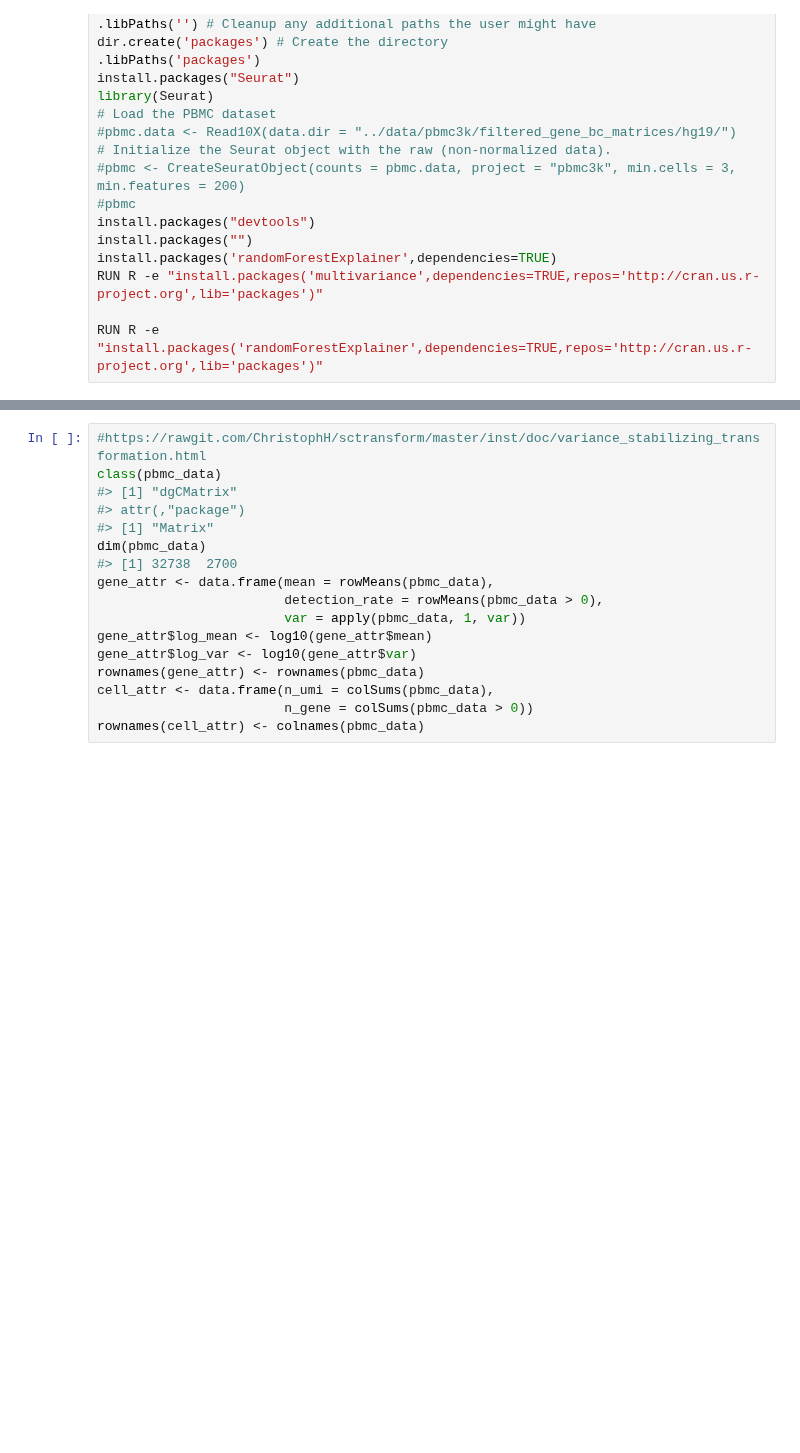
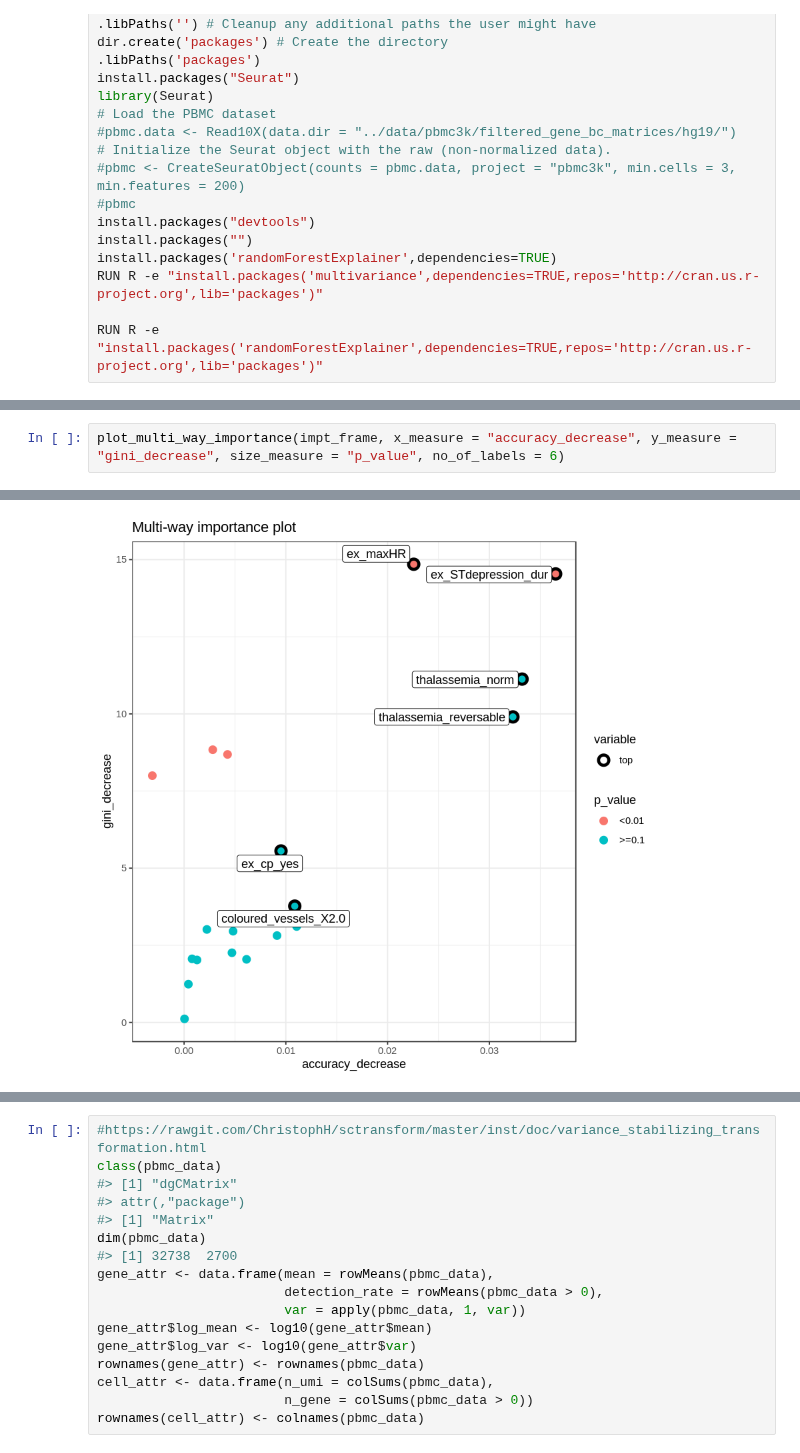
Before and after one commit to animesh/notebooks, a Jupyter notebook: scRatch.ipynb, the cells around one changed output, grey strips where cells are left out. Drawn from its saved outputs; the diff is of its cells as text; blank space fills up the shorter version.

```diff
--- a/scRatch.ipynb
+++ b/scRatch.ipynb
@@ -48,0 +207,3 @@ ERROR: Error: package or namespace load failed for ‘tidyverse’ in loadNamesp
+# %%
+plot_multi_way_importance(impt_frame, x_measure = "accuracy_decrease", y_measure = "gini_decrease", size_measure = "p_value", no_of_labels = 6)
+# %% [output]
@@ -48,0 +212 @@ ERROR: Error: package or namespace load failed for ‘tidyverse’ in loadNamesp
+[figure, added]
```
Also changed, not shown: parts of 22 cells of this notebook, 2 other files.
